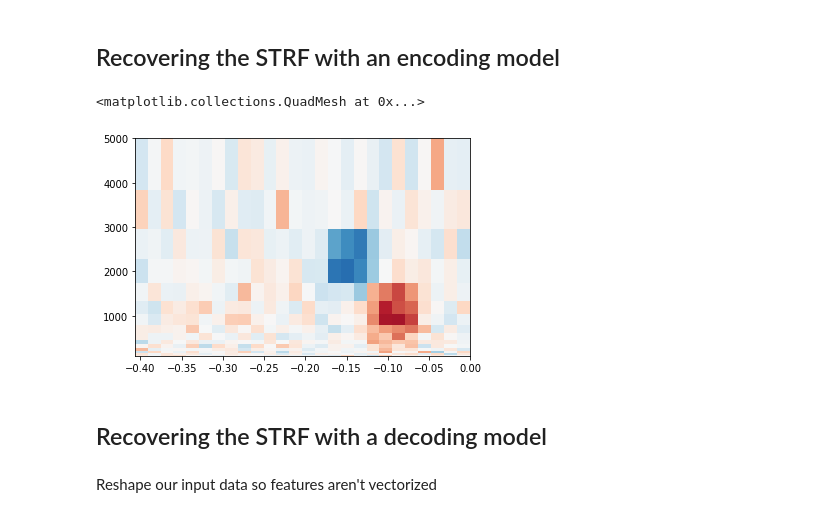
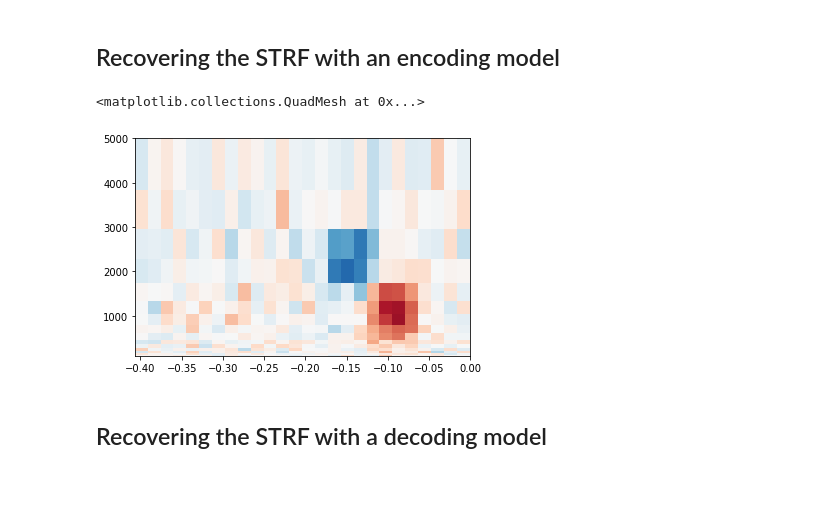
Before and after one commit to choldgraf/paper-encoding_decoding_electrophysiology, a Jupyter notebook: notebooks/Compare Encoding and Decoding.ipynb, the cells around one changed output. Cells and saved outputs as stored; diff of their text form; code cells hidden in the pictures; blank space fills up the shorter version.

```diff
--- a/notebooks/Compare Encoding and Decoding.ipynb
+++ b/notebooks/Compare Encoding and Decoding.ipynb
@@ -88,14 +88,17 @@ sfreq /= n_decim
 # %% [markdown]
 ## Simulating the receptive field
+# %%
+# Create time delays
+tmin, tmax = -.4, 0.
+delays_samp = np.arange(np.round(tmin * sfreq),
+                        np.round(tmax * sfreq) + 1).astype(int)
+delays_sec = delays_samp / sfreq
+
+# Create center frequencies of interest
+n_freqs = data['spectrogram'].shape[-1]
+freqs = np.logspace(2, np.log10(5000), n_freqs)
 # %%
-n_freqs = 16
-tmin, tmax = -.4, 0.
-
-# To simulate the data we'll create explicit delays here
-delays_samp = np.arange(np.round(tmin * sfreq),
-                        np.round(tmax * sfreq) + 1).astype(int)
-delays_sec = delays_samp / sfreq
-freqs = np.logspace(2, np.log10(5000), n_freqs)
+# Simulate the RF with a grid of all possible freqs / delays
 grid = np.array(np.meshgrid(delays_sec, freqs))
 
 # We need data to be shaped as n_epochs, n_features, n_times, so swap axes here
@@ -108,12 +111,3 @@ cov = [[.0005, 0], [0, 200000]]
 gauss_high = multivariate_normal.pdf(grid, means_high, cov)
 gauss_low = -1 * multivariate_normal.pdf(grid, means_low, cov)
 weights = gauss_high + gauss_low  # Combine to create the "true" STRF
-kwargs = dict(vmax=np.abs(weights).max(), vmin=-np.abs(weights).max(),
-              cmap='RdBu_r')
-
-fig, ax = plt.subplots()
-ax.pcolormesh(delays_sec, freqs, weights, **kwargs)
-ax.set(title='Simulated STRF', xlabel='Time Lags (s)', ylabel='Frequency (Hz)')
-plt.setp(ax.get_xticklabels(), rotation=45)
-plt.autoscale(tight=True)
-mne.viz.tight_layout()
@@ -121,0 +132,4 @@ mne.viz.tight_layout()
+# %%
+# Read in speech that's been recorded
+speech = data['spectrogram'].T
+speech = mne.filter.resample(speech, down=n_decim, npad='auto')
@@ -161,0 +181,7 @@ mne.viz.tight_layout()
+# %%
+# Simulate the neural response to this input, given a STRF
+X, y = simulate_response(speech)
+n_features = X.shape[0]
+
+# Show the kinds of features we're putting into our model
+_ = plot_model_features(X[:, :300], y[:300])
@@ -163,16 +191,12 @@ mne.viz.tight_layout()
 ## Recovering the STRF with an encoding model
 # %%
 mod = Ridge(alpha=.01)
-X_fit = np.hstack(X_del).T
-y_fit = np.hstack(y).T
-mod.fit(X_fit, y_fit)
+mod.fit(X.T, y.T)
 coefs_encoding = mod.coef_.reshape((n_freqs, len(delays_samp)))
 fig, ax = plt.subplots()
 ax.pcolormesh(delays_sec, freqs, coefs_encoding, **kwargs)
 # %% [output]
 <matplotlib.collections.QuadMesh at 0x...>
-[figure, old version]
+[figure, new version]
 # %% [markdown]
 ## Recovering the STRF with a decoding model
-# %% [markdown]
-Reshape our input data so features aren't vectorized
```
Also changed, not shown: parts of 21 cells of this notebook.
